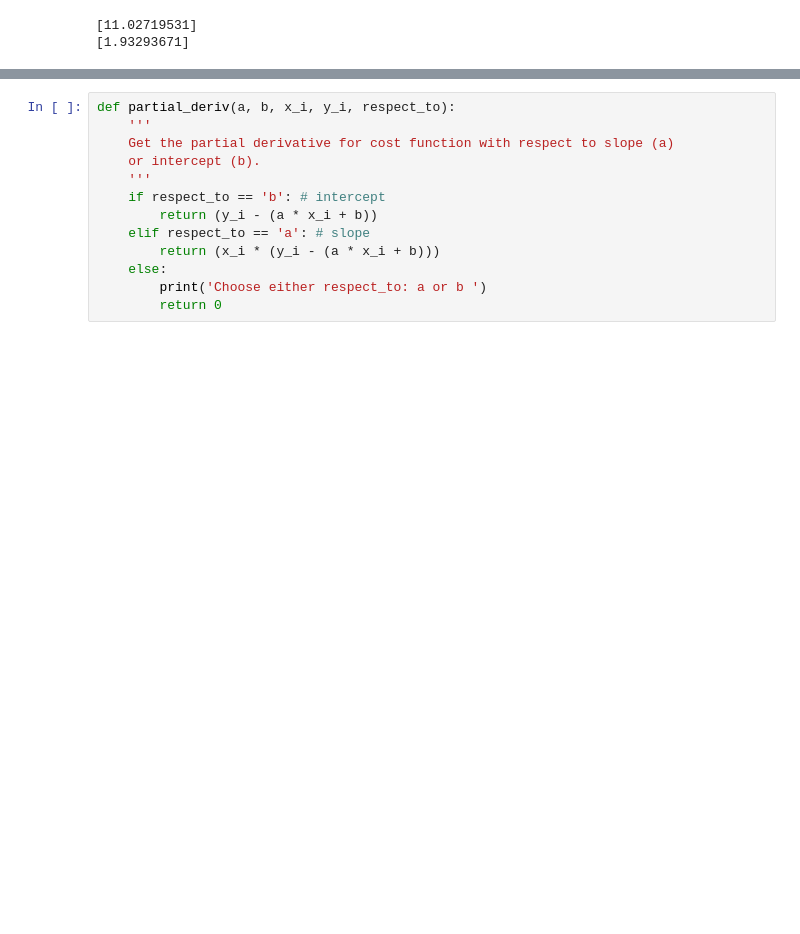
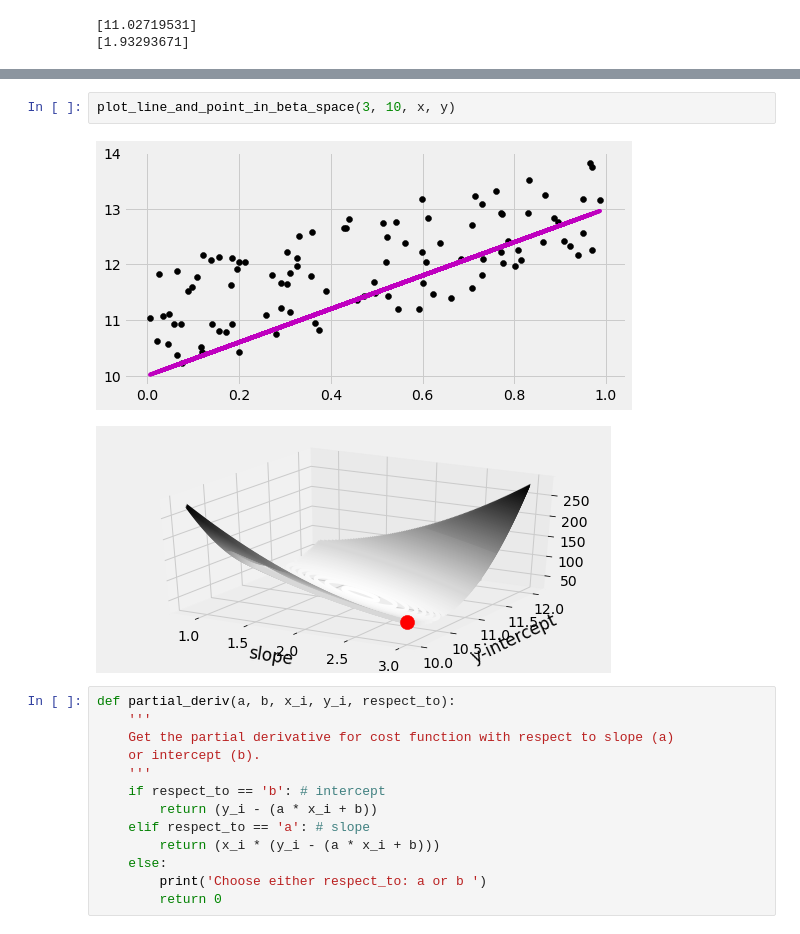
Before and after one commit to gadamico/ipython-animation-with-matplotlib, a Jupyter notebook: gradient_descent_illustrated.ipynb, the cells around one changed output, grey strips where cells are left out. Saved outputs shown, nothing was run; the diff lists cells and outputs as text; blank space fills up the shorter version.

```diff
--- a/gradient_descent_illustrated.ipynb
+++ b/gradient_descent_illustrated.ipynb
@@ -25,3 +80,8 @@ print(lr.coef_[0])
+# %%
+plot_line_and_point_in_beta_space(3, 10, x, y)
+# %% [output]
+[figure, added]
+[figure, added]
 # %%
 def partial_deriv(a, b, x_i, y_i, respect_to):
     '''
```
Also changed, not shown: parts of 16 cells of this notebook.
